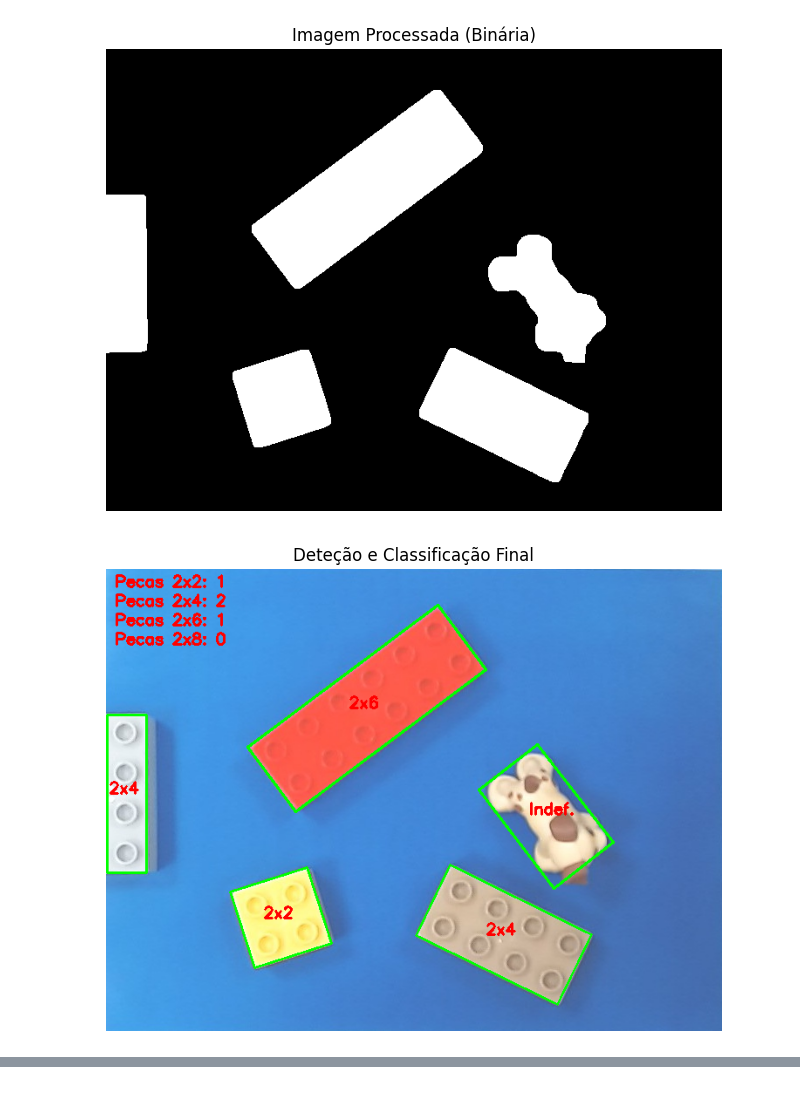
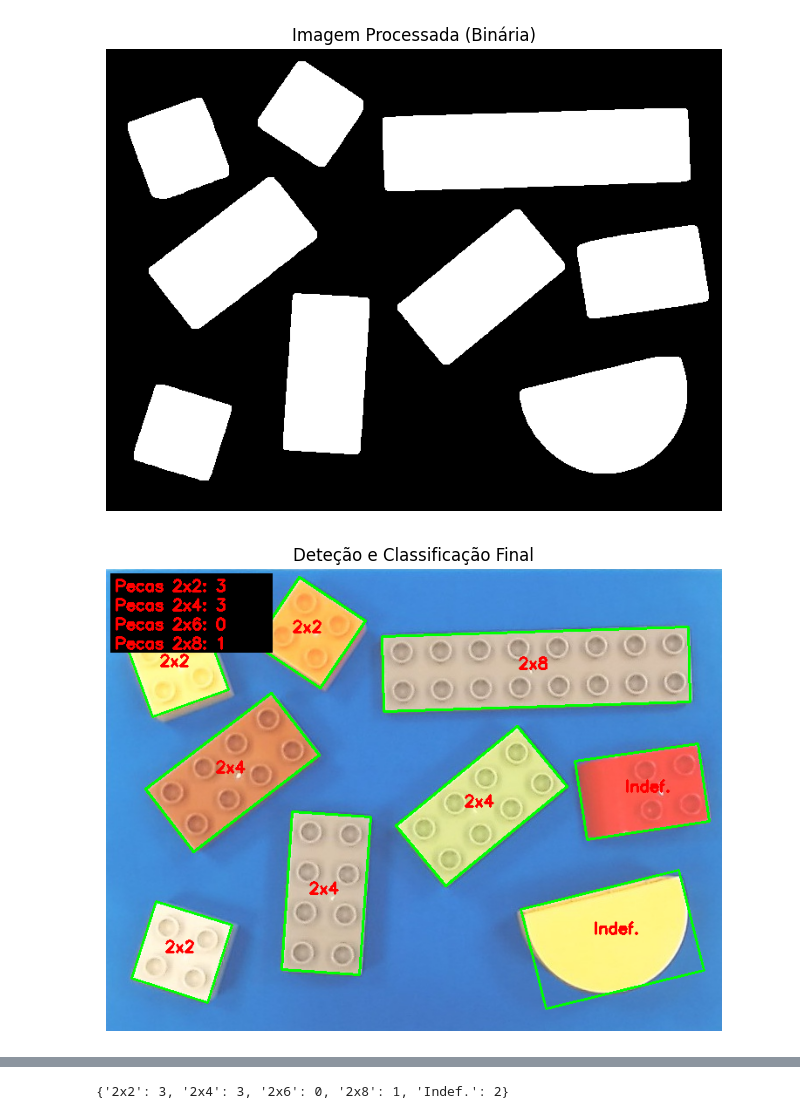
Before and after one commit to teixeira2308/PIV_TP1, a Jupyter notebook: contarPecas.ipynb, the cells around one changed output, grey strips where cells are left out. Drawn from its saved outputs; the diff is of its cells as text; code cells hidden in the pictures.

```diff
--- a/contarPecas.ipynb
+++ b/contarPecas.ipynb
@@ -19,7 +19,7 @@ def show_image(img, title="Imagem", cmap=None):
     plt.axis('off')
     plt.show()
 # %%
-def preprocess_and_binarize(image_path, w_L=1.0, min_thr=10):
+def preprocess_and_binarize(image_path, w_L=1.0, min_thr=10, return_debug=False):
     img = cv2.imread(image_path)
     if img is None:
         raise ValueError(f"Não foi possível carregar a imagem: {image_path}")
@@ -44,6 +44,8 @@ def preprocess_and_binarize(image_path, w_L=1.0, min_thr=10):
     if t < min_thr * 2.55:
         _, binary = cv2.threshold(d8, min_thr * 2.55, 255, cv2.THRESH_BINARY)
 
+    if return_debug:
+            return img, binary, d8, t
     return img, binary
 # %%
 def apply_morphology(binary_img):
@@ -171,7 +134,7 @@ def classify_lego(feature):
         return "2x4"
     elif 2.75 <= aspect_ratio < 3.25:
         return "2x6"
-    elif 3.6 <= aspect_ratio < 4.2:
+    elif 3.6 <= aspect_ratio < 4.4:
         return "2x8"
     else:
         return "Indef."
@@ -246,3 +215,3 @@ def process_lego_image(image_path):
 # %%
-process_lego_image(image_path="imagens/lego32.jpg")
+process_lego_image(image_path="imagens/lego01.jpg", debug = True)
 # %% [output]
@@ -260,2 +233,2 @@ Outras / Indefinidas: 1
-[figure, old version]
+[figure, new version]
-[figure, old version]
+[figure, new version]
@@ -262,0 +236 @@ Outras / Indefinidas: 1
+{'2x2': 3, '2x4': 3, '2x6': 0, '2x8': 1, 'Indef.': 2}
```
Also changed, not shown: parts of 5 cells of this notebook, 2 other files.
